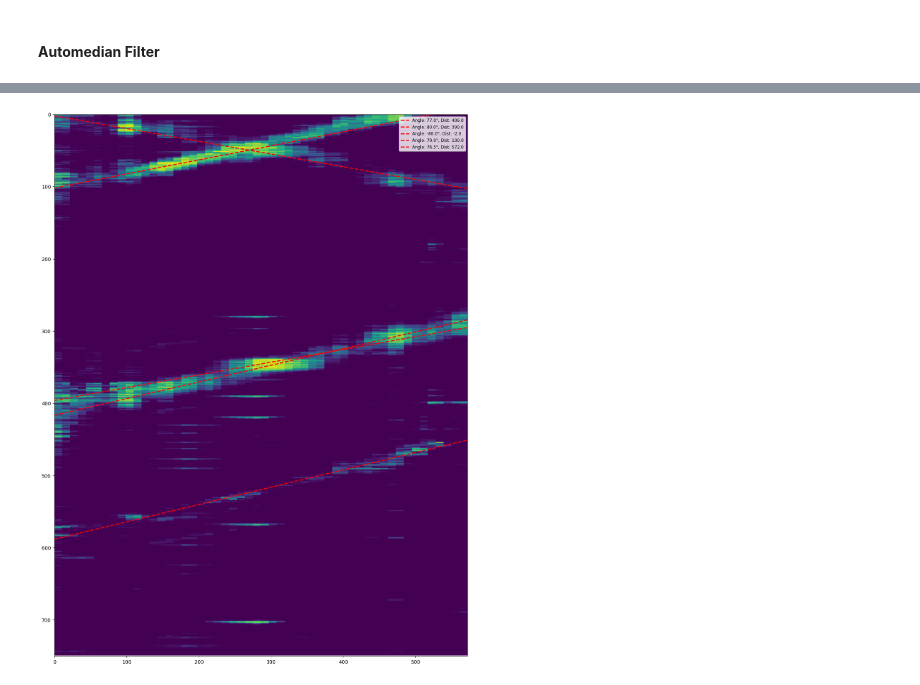
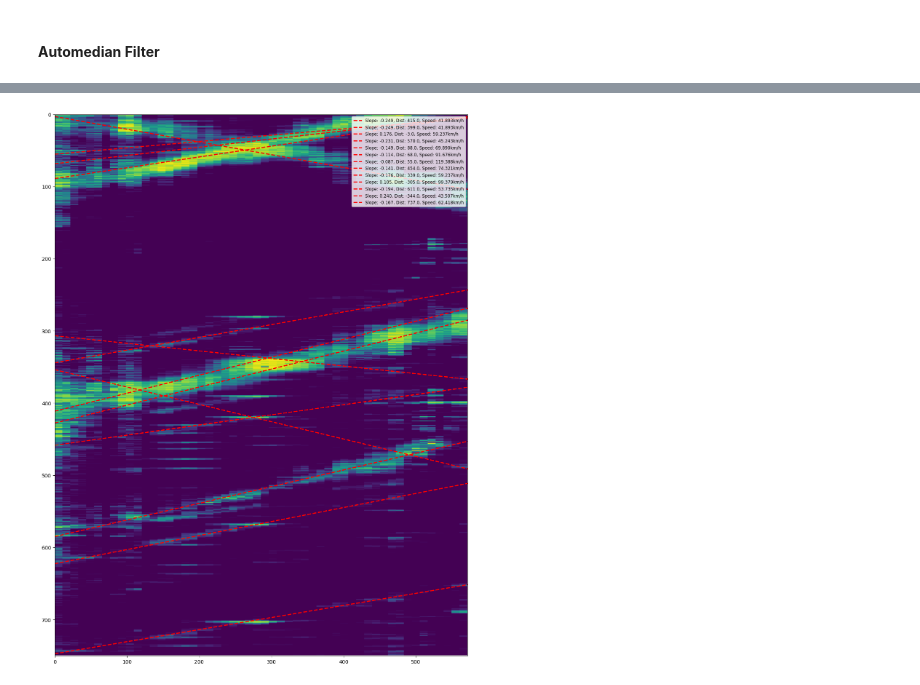
Before and after one commit to PBalewski/Movement-detection-in-DAS-recordings, a Jupyter notebook: DAS_file_overview.ipynb, the cells around one changed output, grey strips where cells are left out. Cells and saved outputs as stored; diff of their text form; code cells hidden in the pictures.

```diff
--- a/DAS_file_overview.ipynb
+++ b/DAS_file_overview.ipynb
@@ -238,7 +252,7 @@ display_gray(norm_power_data, index, columns)
 # %% [markdown]
 ### **f) Binarized Image** ###
 # %%
-threshold = np.percentile(standardized_data, [90])
+threshold = np.percentile(standardized_data, [86])
 binarized_img = norm_mm_data > threshold
 display_gray(binarized_img, index, columns) # No matter which data we take, result is always the same
 # %% [output]
@@ -420,37 +423,38 @@ from skimage.feature import canny
 from skimage.draw import line as draw_line
 from skimage import data
 from skimage.transform import resize
 import matplotlib.pyplot as plt
 from matplotlib import cm
 
 # Apply Hough Transform on resized image
 tested_angles = np.linspace(-np.pi / 2, np.pi / 2, 360, endpoint=False)
 h, theta, d = hough_line(scaled_image, theta=tested_angles)
 # Visualization: Detected lines overlaid on the original image
-fig = plt.figure(figsize=(12.2026, 16))
+fig = plt.figure(figsize=(12, 16))
 ax = plt.axes()
 ax.imshow(scaled_image)
 ax.set_ylim((scaled_image.shape[0], 0))
 ax.set_xlim((0, scaled_image.shape[1]))
 
 # Overlay detected lines
 for _, angle, dist in zip(*hough_line_peaks(h, theta, d)):
-    if abs(np.rad2deg(angle)) > 75 and abs(np.rad2deg(angle)) < 82:
+    speed =  1/(abs(np.tan(angle + np.pi/2) * (1100 * dt)/dx))*3.6
+    if speed > 40 and speed < 120:
         (x0, y0) = dist * np.array([np.cos(angle), np.sin(angle)])
         ax.axline(
             (x0, y0),
             slope=np.tan(angle + np.pi / 2),
             color='red',
             linewidth=2,
             linestyle='--',
-            label=f'Angle: {np.rad2deg(angle):.1f}°, Dist: {dist:.1f}',
+            label=f'Slope: {np.tan(angle + np.pi / 2):.3f}, Dist: {dist:.1f}, Speed: {speed:.3f}km/h',
         )
 
 # Add legend for line parameters
 ax.legend(loc='upper right', fontsize='small')
 plt.tight_layout()
 # %% [output]
-[figure, old version]
+[figure, new version]
 # %%
 dx= 5.106500953873407
 dt= 0.0016
```
Also changed, not shown: parts of 11 cells of this notebook.
